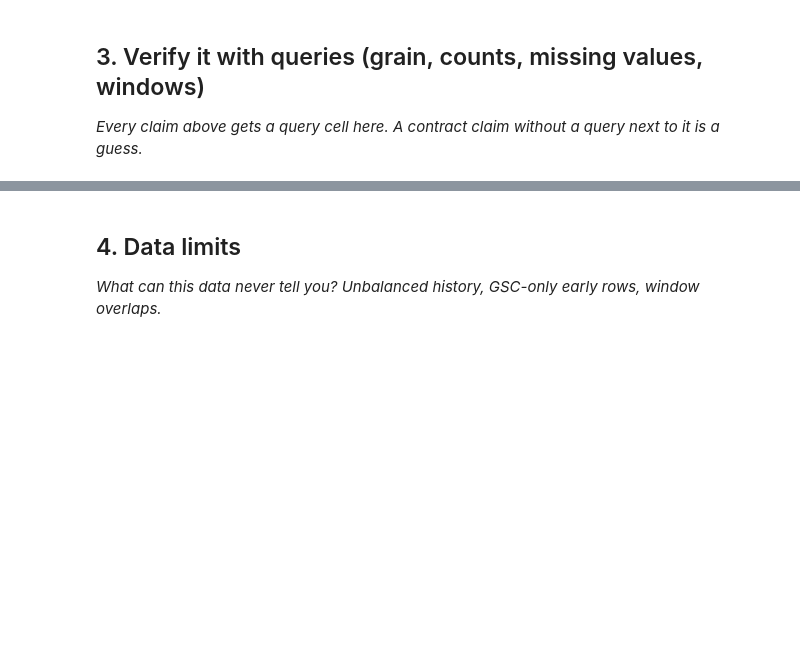
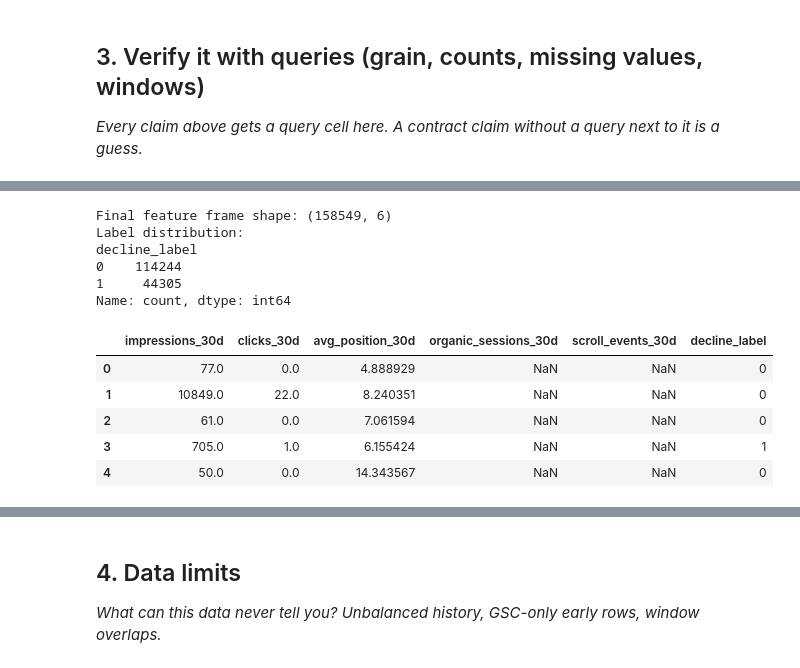
Before and after one commit to bytebymanas/fly-rank-ML, a Jupyter notebook: work/notebooks/w03_data_contract.ipynb, the cells around one changed output, grey strips where cells are left out. Drawn from its saved outputs; the diff is of its cells as text; code cells hidden in the pictures; blank space fills up the shorter version.

```diff
--- a/work/notebooks/w03_data_contract.ipynb
+++ b/work/notebooks/w03_data_contract.ipynb
@@ -29,0 +195,17 @@ This skeleton is yours to fill. Work the sections **in order** — each one has
+# %%
+april_rel = "read_parquet('hf://datasets/FlyRank/internship-warehouse/fact_content_daily_performance/month=2026-04/*.parquet')"
+
+q = f"""
+SELECT
+    client_hash_id,
+    content_hash_id,
+    SUM(gsc_clicks) AS future_clicks_30d
+FROM {april_rel}
+WHERE gsc_data_available IS TRUE
+GROUP BY client_hash_id, content_hash_id
+"""
+
+future = con.sql(q).df()
+
+print("Future outcome rows:", future.shape)
+future.head()
@@ -29,0 +220,40 @@ This skeleton is yours to fill. Work the sections **in order** — each one has
+# %%
+# Merge March features with April outcome
+model_df = features.merge(
+    future,
+    on=["client_hash_id", "content_hash_id"],
+    how="inner"
+)
+
+# Future outcome: 1 = clicks declined in April, 0 = did not decline
+model_df["decline_label"] = (
+    model_df["future_clicks_30d"] < model_df["clicks_30d"]
+).astype(int)
+
+feature_cols = [
+    "impressions_30d",
+    "clicks_30d",
+    "avg_position_30d",
+    "organic_sessions_30d",
+    "scroll_events_30d"
+]
+
+final_features = model_df[feature_cols + ["decline_label"]].copy()
+
+print("Final feature frame shape:", final_features.shape)
+print("Label distribution:")
+print(final_features["decline_label"].value_counts())
+final_features.head()
+# %% [output]
+Final feature frame shape: (158549, 6)
+Label distribution:
+decline_label
+0    114244
+1     44305
+Name: count, dtype: int64
+|  | impressions_30d | clicks_30d | avg_position_30d | organic_sessions_30d | scroll_events_30d | decline_label |
+| 0 | 77.0 | 0.0 | 4.888929 | NaN | NaN | 0 |
+| 1 | 10849.0 | 22.0 | 8.240351 | NaN | NaN | 0 |
+| 2 | 61.0 | 0.0 | 7.061594 | NaN | NaN | 0 |
+| 3 | 705.0 | 1.0 | 6.155424 | NaN | NaN | 1 |
+| 4 | 50.0 | 0.0 | 14.343567 | NaN | NaN | 0 |
```
Also changed, not shown: parts of 21 cells of this notebook.
